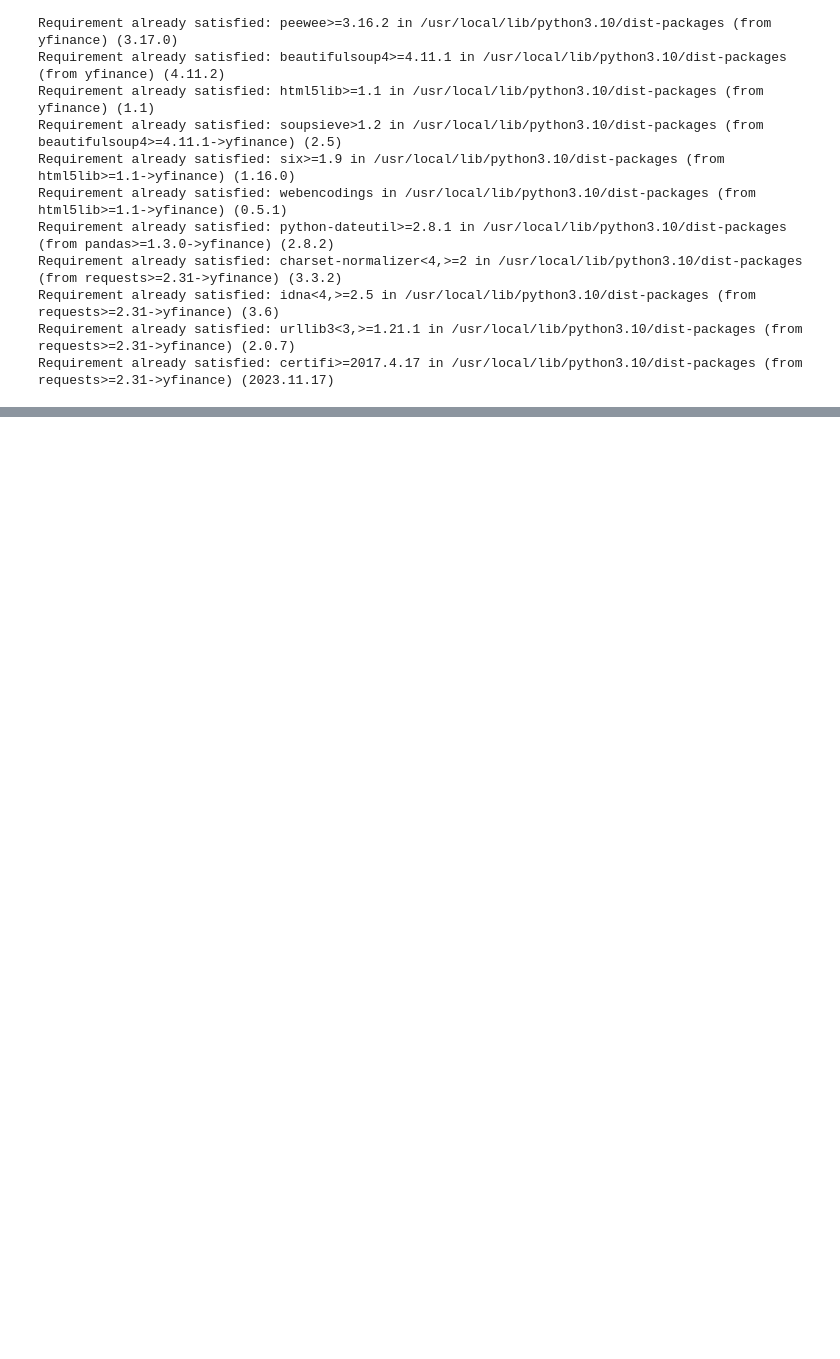
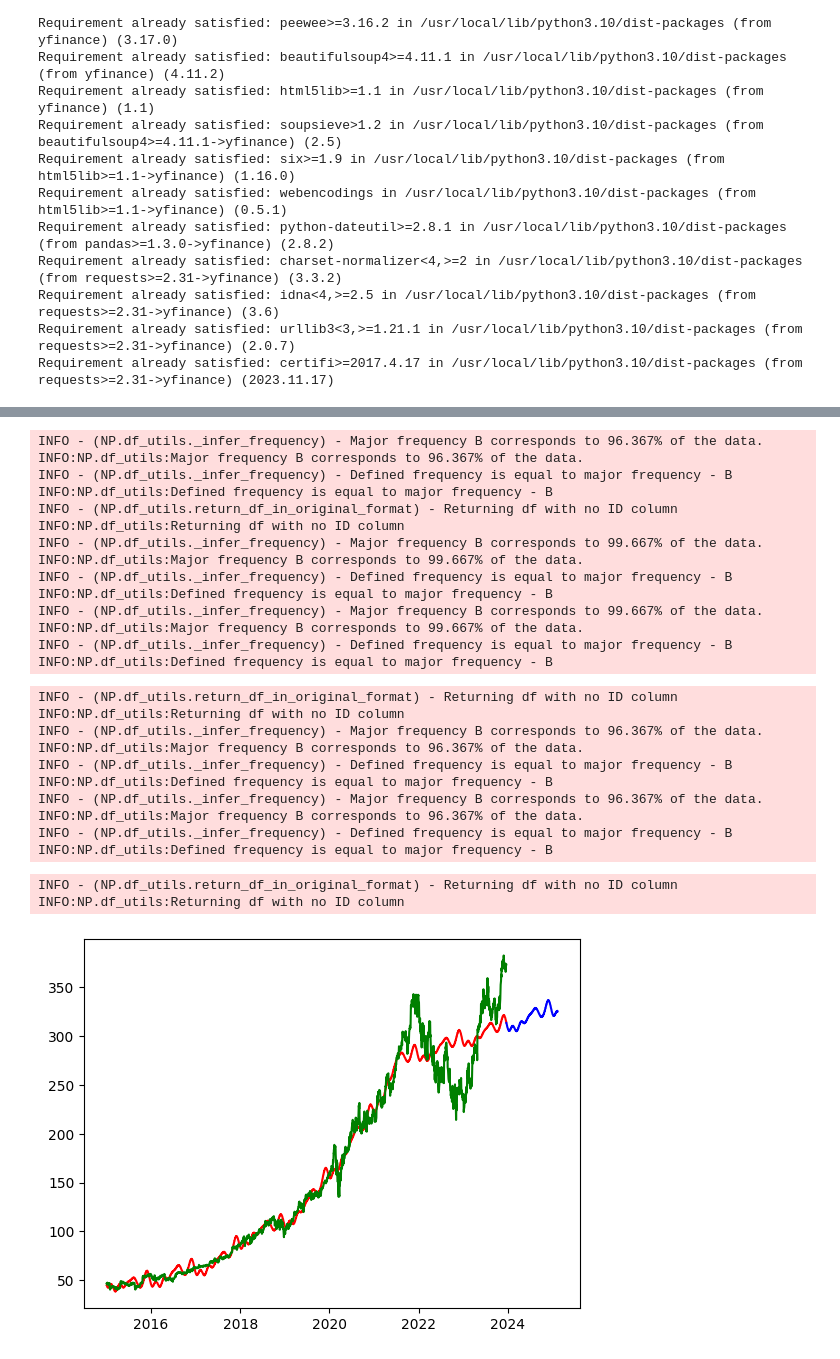
Before and after one commit to Freyvegda/Stock_predict_trend, a Jupyter notebook: stock_predict.ipynb, the cells around one changed output, grey strips where cells are left out. Saved outputs shown, nothing was run; the diff lists cells and outputs as text; code cells hidden in the pictures; blank space fills up the shorter version.

```diff
--- a/stock_predict.ipynb
+++ b/stock_predict.ipynb
@@ -120,12 +117,40 @@ ValueError: ignored
 # %%
-future = model.make_future_dataframe(stocks, period=300)
+future = model.make_future_dataframe(stocks, periods=300)
 forecast = model.predict(future)
 actual_prediction= model.predict(stocks)
 
 plt.plot(actual_prediction['ds'], actual_prediction['yhat1'], label='future_prediction', c='r')
 plt.plot(forecast['ds'], forecast['yhat1'], label='future_prediction', c='b')
 plt.plot(stocks['ds'], stocks['y'], label='actual', c='g')
 
 plt.show()
+# %% [output]
+INFO - (NP.df_utils._infer_frequency) - Major frequency B corresponds to 96.367% of the data.
+INFO:NP.df_utils:Major frequency B corresponds to 96.367% of the data.
+INFO - (NP.df_utils._infer_frequency) - Defined frequency is equal to major frequency - B
+INFO:NP.df_utils:Defined frequency is equal to major frequency - B
+INFO - (NP.df_utils.return_df_in_original_format) - Returning df with no ID column
+INFO:NP.df_utils:Returning df with no ID column
+INFO - (NP.df_utils._infer_frequency) - Major frequency B corresponds to 99.667% of the data.
+INFO:NP.df_utils:Major frequency B corresponds to 99.667% of the data.
+INFO - (NP.df_utils._infer_frequency) - Defined frequency is equal to major frequency - B
+INFO:NP.df_utils:Defined frequency is equal to major frequency - B
+INFO - (NP.df_utils._infer_frequency) - Major frequency B corresponds to 99.667% of the data.
+INFO:NP.df_utils:Major frequency B corresponds to 99.667% of the data.
+INFO - (NP.df_utils._infer_frequency) - Defined frequency is equal to major frequency - B
+INFO:NP.df_utils:Defined frequency is equal to major frequency - B
+INFO - (NP.df_utils.return_df_in_original_format) - Returning df with no ID column
+INFO:NP.df_utils:Returning df with no ID column
+INFO - (NP.df_utils._infer_frequency) - Major frequency B corresponds to 96.367% of the data.
+INFO:NP.df_utils:Major frequency B corresponds to 96.367% of the data.
+INFO - (NP.df_utils._infer_frequency) - Defined frequency is equal to major frequency - B
+INFO:NP.df_utils:Defined frequency is equal to major frequency - B
+INFO - (NP.df_utils._infer_frequency) - Major frequency B corresponds to 96.367% of the data.
+INFO:NP.df_utils:Major frequency B corresponds to 96.367% of the data.
+INFO - (NP.df_utils._infer_frequency) - Defined frequency is equal to major frequency - B
+INFO:NP.df_utils:Defined frequency is equal to major frequency - B
+INFO - (NP.df_utils.return_df_in_original_format) - Returning df with no ID column
+INFO:NP.df_utils:Returning df with no ID column
+[figure, added]
 # %%
 model.plot_components(forecast)
```
Also changed, not shown: parts of 7 cells of this notebook.
